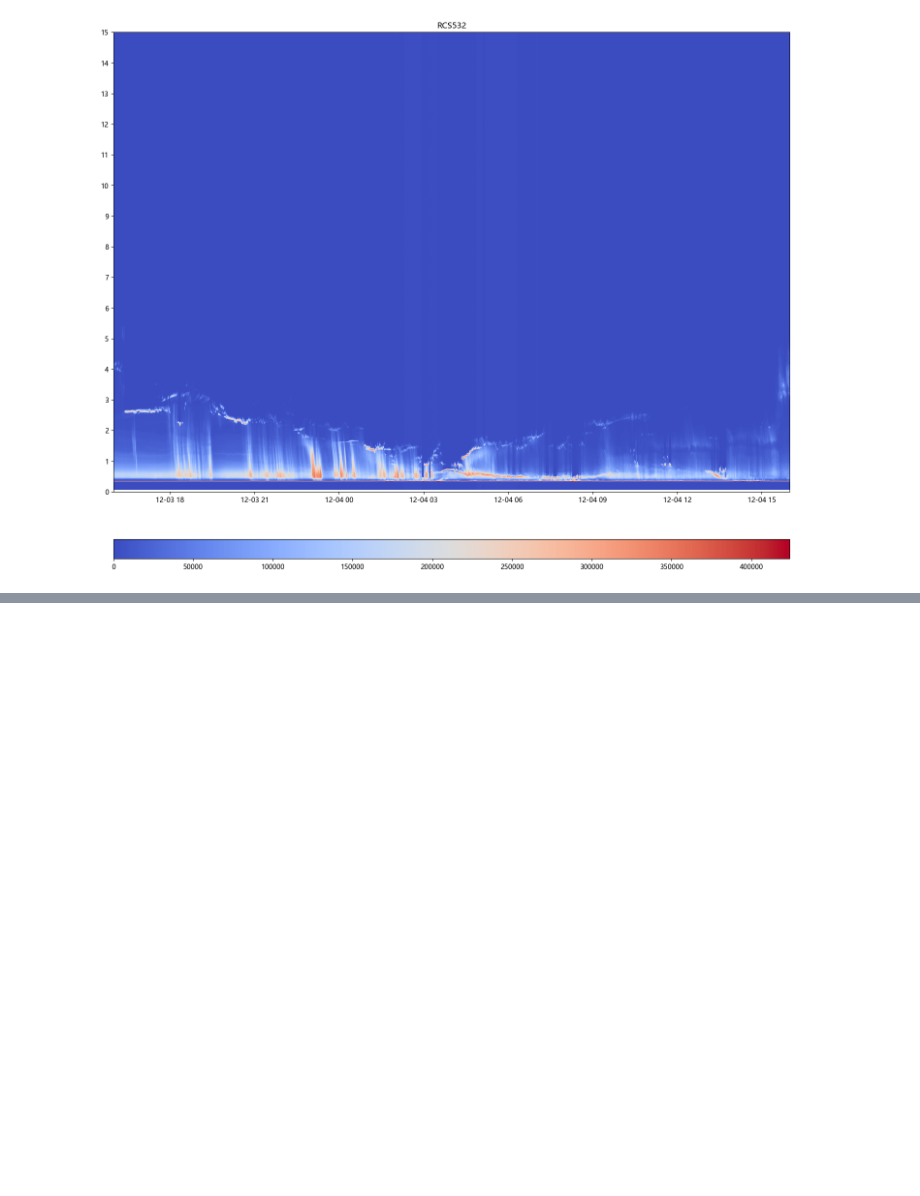
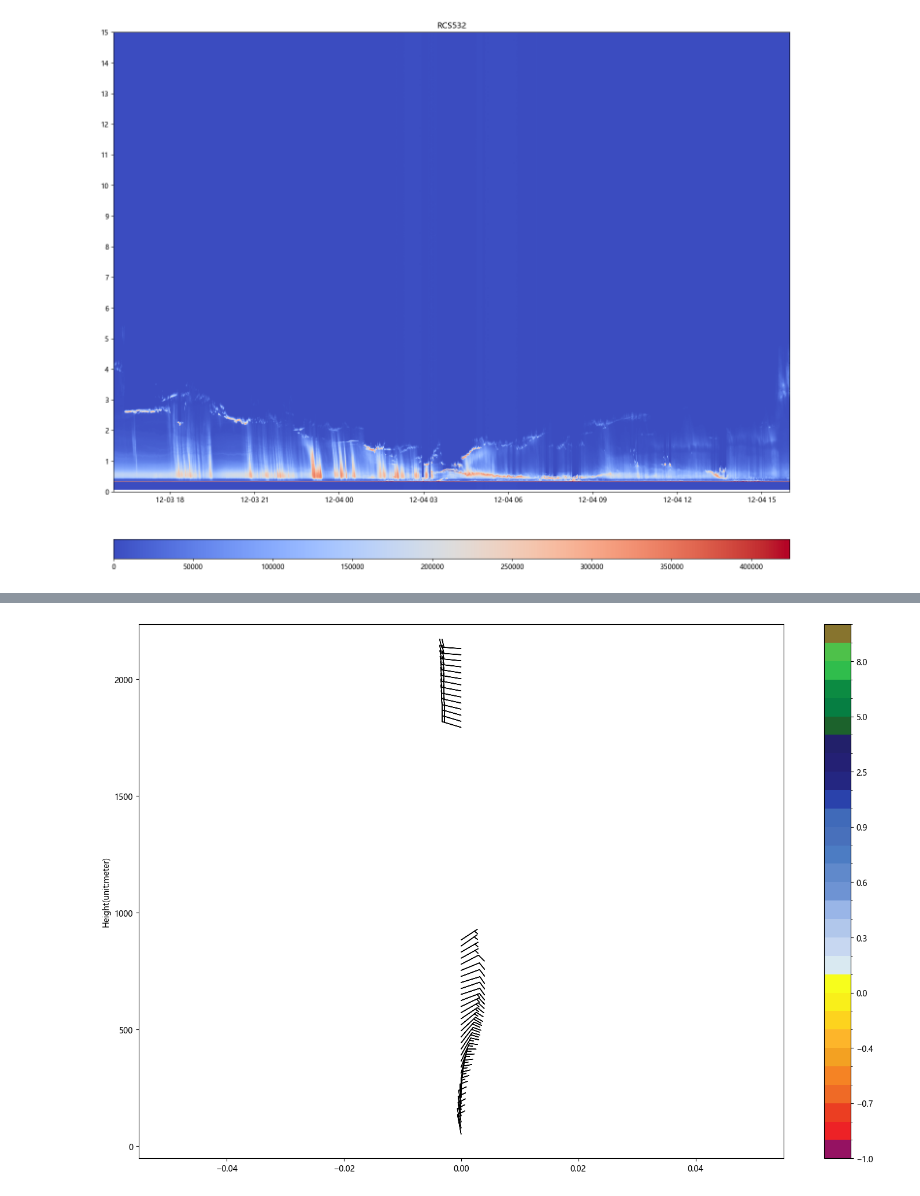
Before and after one commit to longtsing/metgrs, a Jupyter notebook: examples/3如何读取激光雷达数据并绘图.ipynb, the cells around one changed output, grey strips where cells are left out. Drawn from its saved outputs; the diff is of its cells as text; code cells hidden in the pictures; blank space fills up the shorter version.

```diff
--- a/examples/3如何读取激光雷达数据并绘图.ipynb
+++ b/examples/3如何读取激光雷达数据并绘图.ipynb
@@ -103,0 +135,2 @@ plt.show()
+# %%
+did=did.dropna()
@@ -103,0 +141,19 @@ plt.show()
+# %%
+# 绘制凤羽图
+# 首先创建一个 figure 对象，
+fig = plt.figure(figsize=(18, 12))
+ax = fig.add_subplot(1, 1, 1)
+# 绘制凤羽图，ax.barbs 有四个参数是必须的，第一个 x 表示绘制凤羽的 x 坐标，第二个 y 表示绘制凤羽的 y 坐标，第三个为 u风 ，第四个为 v风
+# 由于我们只对一个 风廓线实时产品数据文件进行绘制，所以 x 坐标不变
+cb=ax.barbs(
+    np.zeros(did['Height'].values.reshape(1,-1).shape),did['Height'].values.reshape(1,-1),  did['U'].values.reshape(1,-1), did['V'].values.reshape(1,-1),
+    cmap=WindProfileRadar.velocity_cmap,
+    norm=WindProfileRadar.velocity_norm,
+    barb_increments=dict(half=2, full=4, flag=20)  # 该行是定义绘制风羽的标准
+)
+# 添加垂直坐标的标签
+ax.set_ylabel('Height(unit:meter)')
+plt.colorbar(cb)
+plt.show()
+# %% [output]
+[figure, added]
```
Also changed, not shown: parts of 8 cells of this notebook, 4 other files.
